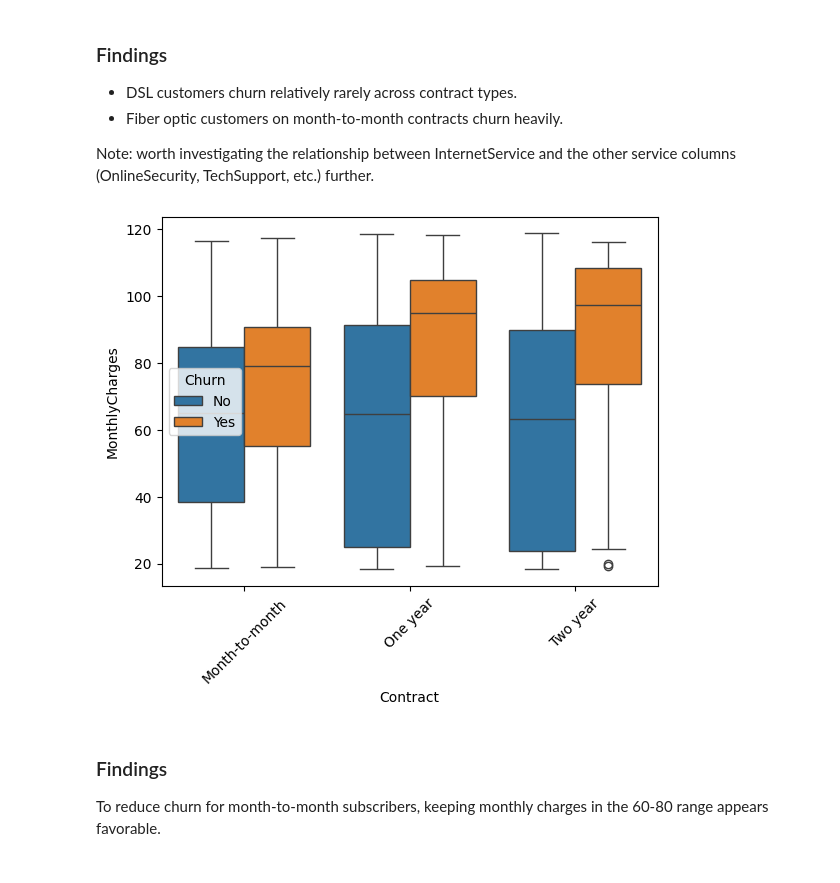
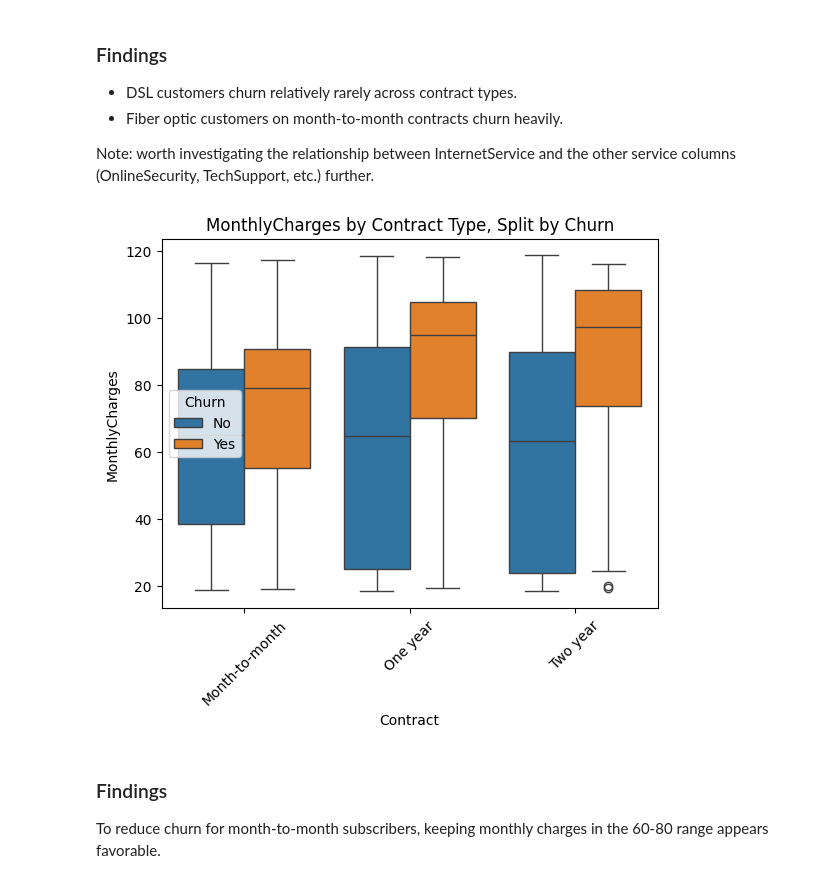
Before and after one commit to SonuSk584/Churn-prediction, a Jupyter notebook: churn_prediction_pipeline.ipynb, the cells around one changed output. Drawn from its saved outputs; the diff is of its cells as text; code cells hidden in the pictures.

```diff
--- a/churn_prediction_pipeline.ipynb
+++ b/churn_prediction_pipeline.ipynb
@@ -217,15 +230,15 @@ Note: worth investigating the relationship between InternetService and the other
 # %%
 sns.boxplot(
     data=df,
     x='Contract',
     y='MonthlyCharges',
     hue='Churn'
 )
-
+plt.title("MonthlyCharges by Contract Type, Split by Churn")
 plt.xticks(rotation=45)
 plt.show()
 # %% [output]
-[figure, old version]
+[figure, new version]
 # %% [markdown]
 ### Findings
 To reduce churn for month-to-month subscribers, keeping monthly charges in the 60-80 range appears favorable.
```
Also changed, not shown: parts of 41 cells of this notebook, 1 other file.
